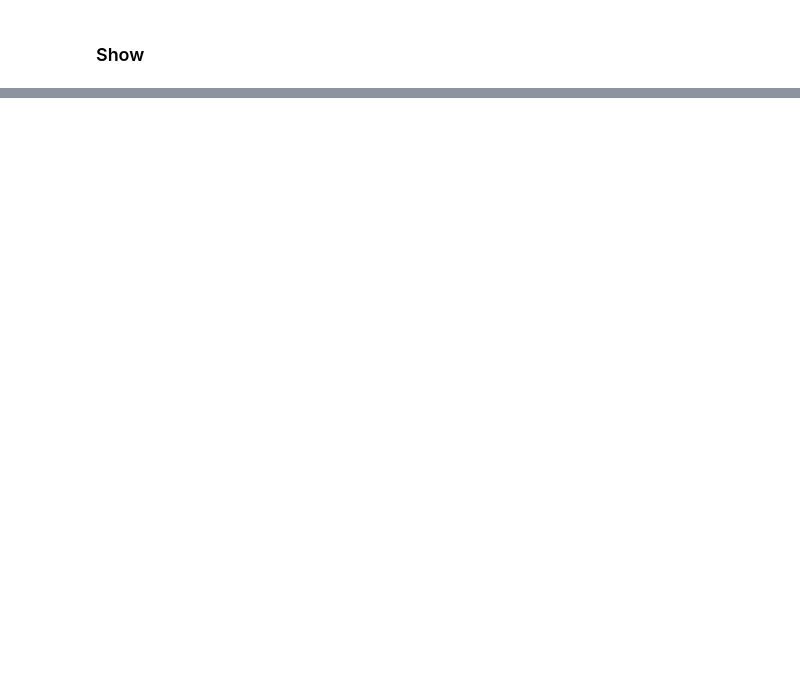
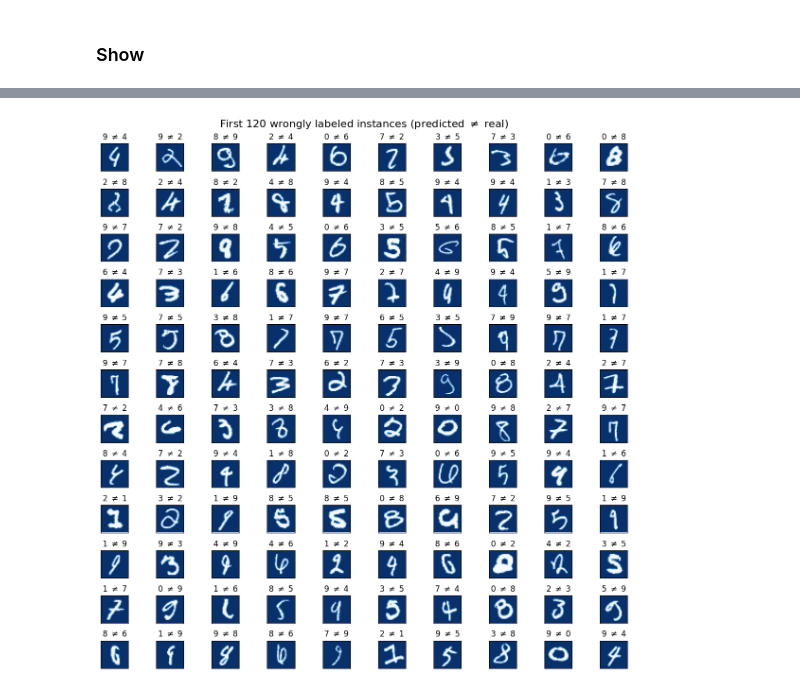
Before and after one commit to camiloakv/deep_dish, a Jupyter notebook: mnist_pytorch.ipynb, the cells around one changed output, grey strips where cells are left out. Drawn from its saved outputs; the diff is of its cells as text; code cells hidden in the pictures; blank space fills up the shorter version.

Commit message:
mnist with params and utils

```diff
--- a/mnist_pytorch.ipynb
+++ b/mnist_pytorch.ipynb
@@ -180,12 +183,11 @@ with torch.no_grad():
     preds = model(X_test)
     loss = criterion(preds, y_test.squeeze(-1).long()).item()
 
-    # pred == real
-    equals = model(X_batch).argmax(dim=1, keepdim=True) == y_batch.long()
+    equals = model(X_test).argmax(dim=1, keepdim=True) == y_test.long()
     equals = equals.squeeze(-1)
 
     test_acc = equals.sum().item() / len(equals)
 
 
-print(f"test_acc: {test_acc:.5%}")
+print(f"test_acc: {test_acc:.2%}")
 # %% [output]
@@ -201,0 +227,4 @@ plt.imshow(X_batch[0].reshape(width, height), cmap=plt.cm.binary)
+# %%
+foo = utils.plot_wrong_mnist(test_images, pred, real, neqs, width, height)
+# %% [output]
+[figure, added]
```
Also changed, not shown: parts of 12 cells of this notebook, 4 other files.
